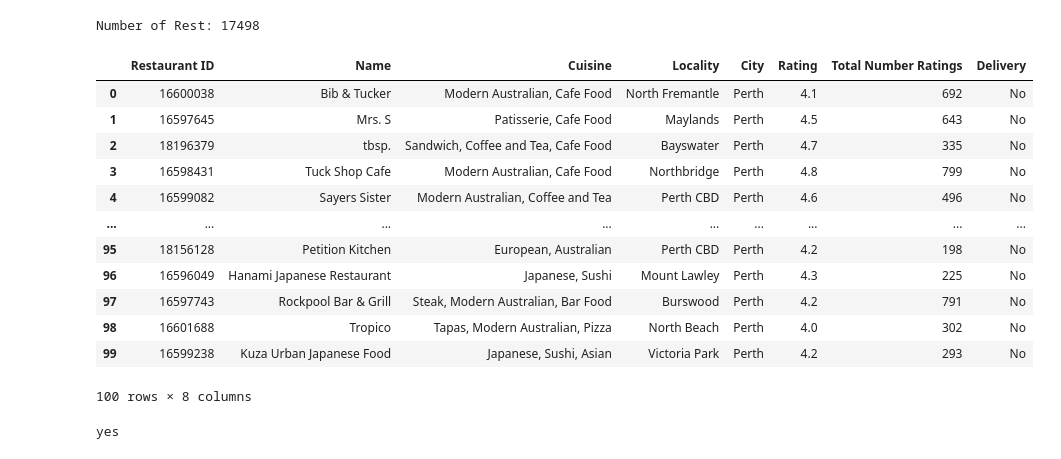
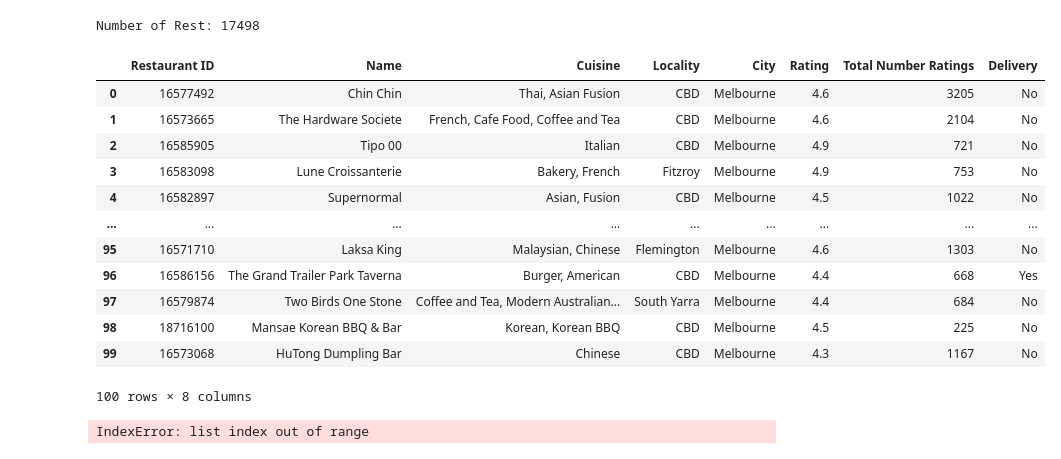
Before and after one commit to bradsmith87/project-week-1, a Jupyter notebook: pulldata.ipynb, the cells around one changed output. Saved outputs shown, nothing was run; the diff lists cells and outputs as text; code cells hidden in the pictures.

```diff
--- a/pulldata.ipynb
+++ b/pulldata.ipynb
@@ -55,7 +55,7 @@ rest_ratenum_list = []
 resto_num = 20
 show_page = 0
 
-citynum =296
+citynum =259
 
 search_url = f"https://developers.zomato.com/api/v2.1/search?entity_id={citynum}&entity_type=city&start={show_page}"
 data = requests.get(search_url, headers={"user-key" : apikey}).json()
@@ -94,47 +94,49 @@ for page in range(5):
 
             #go to next page
             if count == 19:
-                show_page = show_page + 15
+                show_page = show_page + 20
                 search_url = f"https://developers.zomato.com/api/v2.1/search?entity_id={citynum}&entity_type=city&start={show_page}"
                 data = requests.get(search_url, headers={"user-key" : apikey}).json()
                 count = 0
         except:
             print("error")
 #check errors when making dataframe
 try:
     restaurants_df = pd.DataFrame({
         "Restaurant ID":rest_id_list,
         "Name":rest_name_list,
         "Cuisine":rest_cuis_list,
         "Locality":rest_local_list,
         "City":rest_city_list,
         "Rating":rest_rate_list,
         "Total Number Ratings": rest_ratenum_list,
         "Delivery":rest_delivery_list
     })
 except:
     print(len(rest_id_list))
     print(len(rest_name_list))
     print(len(rest_cuis_list))
     print(len(rest_local_list))
     print(len(rest_city_list))
     print(len(rest_rate_list))
     print(len(rest_review_list))
     print(len(rest_delivery_list))
+
+
 restaurants_df
 # %% [output]
 |  | Restaurant ID | Name | Cuisine | Locality | City | Rating | Total Number Ratings | Delivery |
-| 0 | 16600038 | Bib & Tucker | Modern Australian, Cafe Food | North Fremantle | Perth | 4.1 | 692 | No |
-| 1 | 16597645 | Mrs. S | Patisserie, Cafe Food | Maylands | Perth | 4.5 | 643 | No |
-| 2 | 18196379 | tbsp. | Sandwich, Coffee and Tea, Cafe Food | Bayswater | Perth | 4.7 | 335 | No |
-| 3 | 16598431 | Tuck Shop Cafe | Modern Australian, Cafe Food | Northbridge | Perth | 4.8 | 799 | No |
-| 4 | 16599082 | Sayers Sister | Modern Australian, Coffee and Tea | Perth CBD | Perth | 4.6 | 496 | No |
+| 0 | 16577492 | Chin Chin | Thai, Asian Fusion | CBD | Melbourne | 4.6 | 3205 | No |
+| 1 | 16573665 | The Hardware Societe | French, Cafe Food, Coffee and Tea | CBD | Melbourne | 4.6 | 2104 | No |
+| 2 | 16585905 | Tipo 00 | Italian | CBD | Melbourne | 4.9 | 721 | No |
+| 3 | 16583098 | Lune Croissanterie | Bakery, French | Fitzroy | Melbourne | 4.9 | 753 | No |
+| 4 | 16582897 | Supernormal | Asian, Fusion | CBD | Melbourne | 4.5 | 1022 | No |
 | ... | ... | ... | ... | ... | ... | ... | ... | ... |
-| 95 | 18156128 | Petition Kitchen | European, Australian | Perth CBD | Perth | 4.2 | 198 | No |
-| 96 | 16596049 | Hanami Japanese Restaurant | Japanese, Sushi | Mount Lawley | Perth | 4.3 | 225 | No |
-| 97 | 16597743 | Rockpool Bar & Grill | Steak, Modern Australian, Bar Food | Burswood | Perth | 4.2 | 791 | No |
-| 98 | 16601688 | Tropico | Tapas, Modern Australian, Pizza | North Beach | Perth | 4.0 | 302 | No |
-| 99 | 16599238 | Kuza Urban Japanese Food | Japanese, Sushi, Asian | Victoria Park | Perth | 4.2 | 293 | No |
+| 95 | 16571710 | Laksa King | Malaysian, Chinese | Flemington | Melbourne | 4.6 | 1303 | No |
+| 96 | 16586156 | The Grand Trailer Park Taverna | Burger, American | CBD | Melbourne | 4.4 | 668 | Yes |
+| 97 | 16579874 | Two Birds One Stone | Coffee and Tea, Modern Australian... | South Yarra | Melbourne | 4.4 | 684 | No |
+| 98 | 18716100 | Mansae Korean BBQ & Bar | Korean, Korean BBQ | CBD | Melbourne | 4.5 | 225 | No |
+| 99 | 16573068 | HuTong Dumpling Bar | Chinese | CBD | Melbourne | 4.3 | 1167 | No |
 100 rows × 8 columns
 # %%
 #save dataframe single city to csv
@@ -150,7 +153,7 @@ for check in rest_delivery:
 if delivery == True:
     print ("yes")
 # %% [output]
-yes
+IndexError: list index out of range
 # %%
 #multiple cities
 
```
Also changed, not shown: parts of 5 cells of this notebook, 2 other files.
